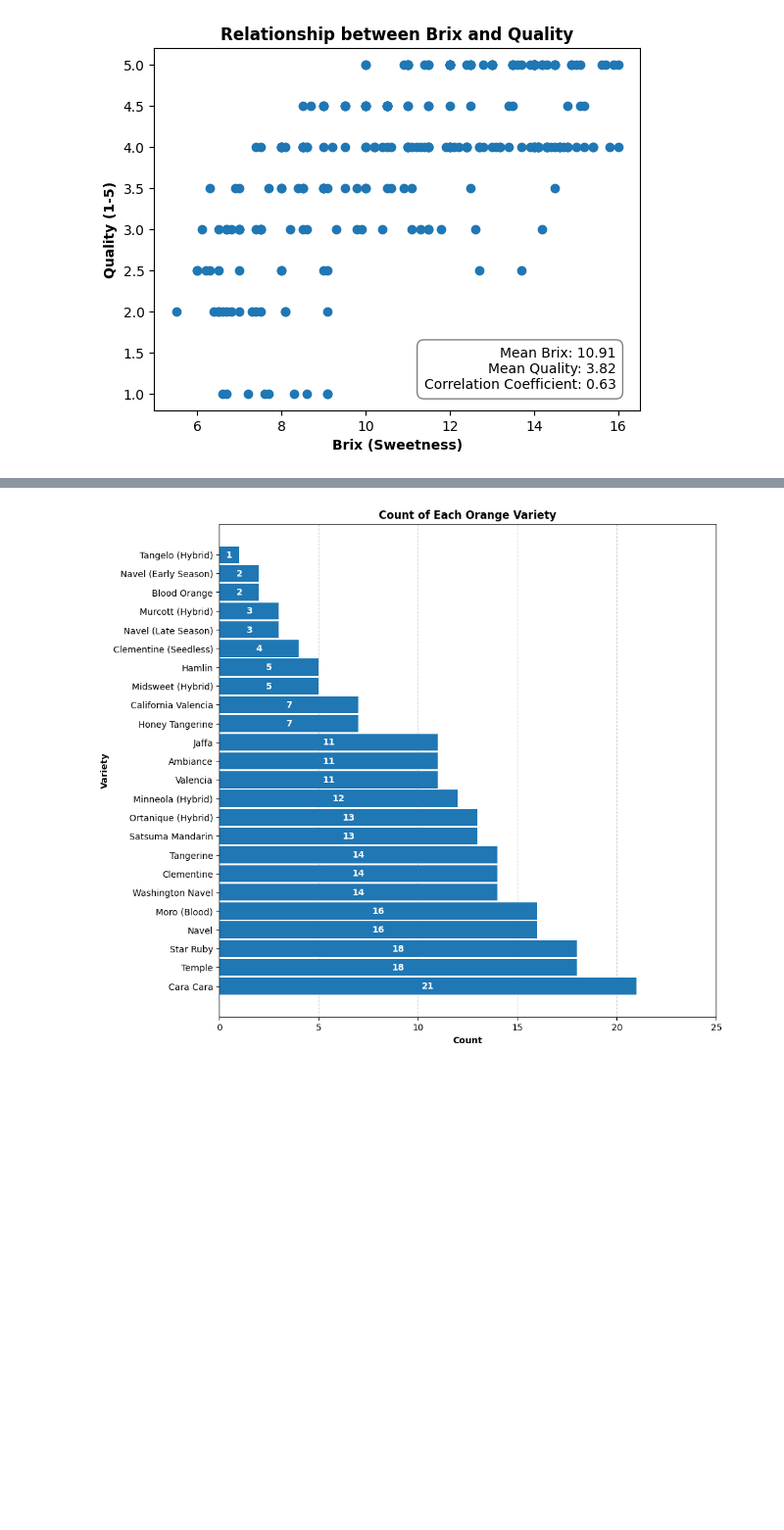
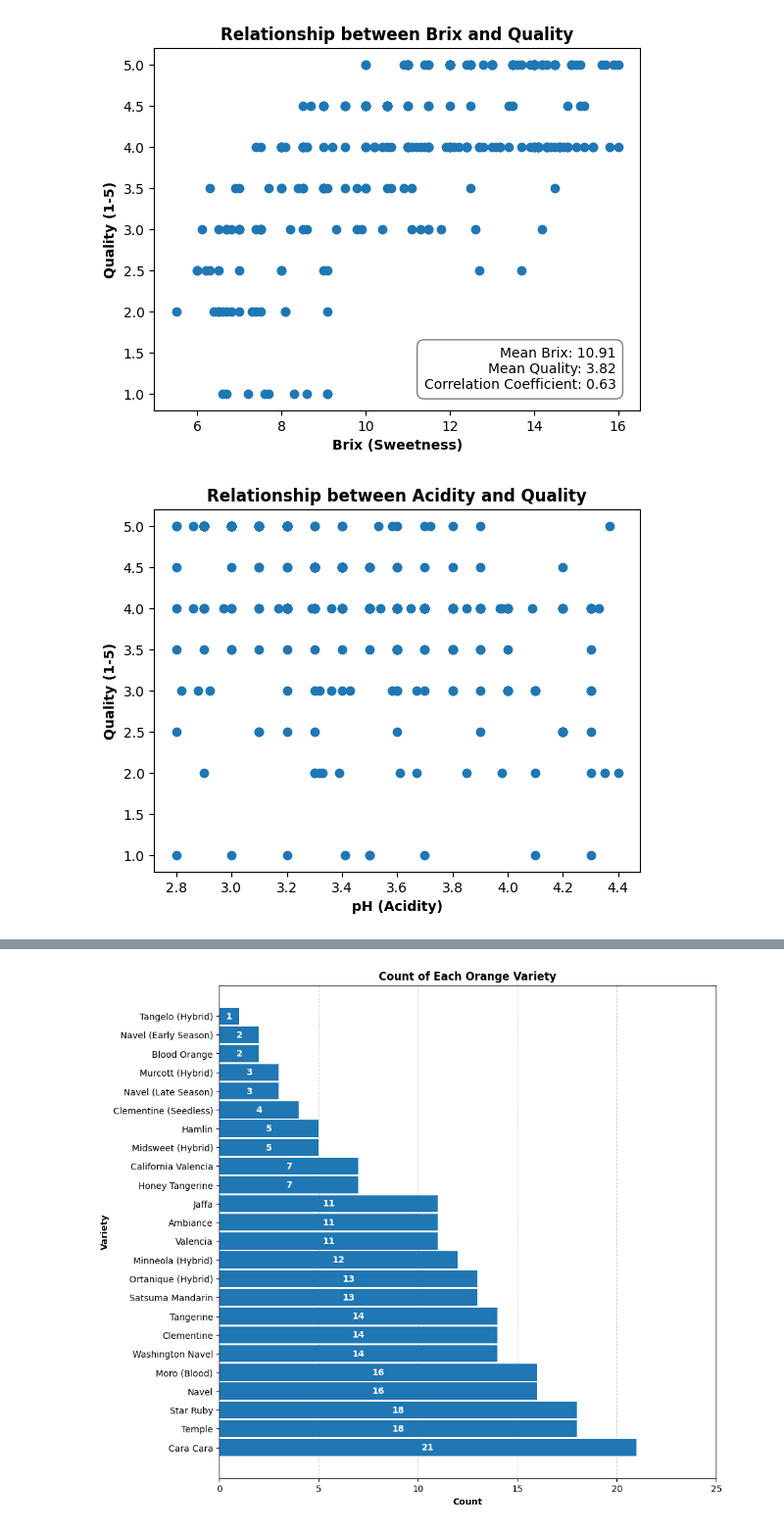
Before and after one commit to NotSinan/orange-data-analysis, a Jupyter notebook: data_analysis.ipynb, the cells around one changed output, grey strips where cells are left out. Shown: that part at 98% size. Saved outputs shown, nothing was run; the diff lists cells and outputs as text; code cells hidden in the pictures; blank space fills up the shorter version.

```diff
--- a/data_analysis.ipynb
+++ b/data_analysis.ipynb
@@ -96,3 +96,16 @@ ax.text(0.95, 0.05, summary_text, transform=ax.transAxes, ha='right', va='bottom
 plt.show()
 # %% [output]
 [figure]
+# %%
+fig, ax = plt.subplots()
+ph, quality = df['pH (Acidity)'], df['Quality (1-5)']
+
+ax.scatter(ph, quality)
+
+ax.set_title('Relationship between Acidity and Quality', fontweight='bold')
+ax.set_xlabel('pH (Acidity)', fontweight='bold')
+ax.set_ylabel('Quality (1-5)', fontweight='bold')
+
+plt.show()
+# %% [output]
+[figure, added]
```
Also changed, not shown: parts of 2 cells of this notebook, 1 other file.
